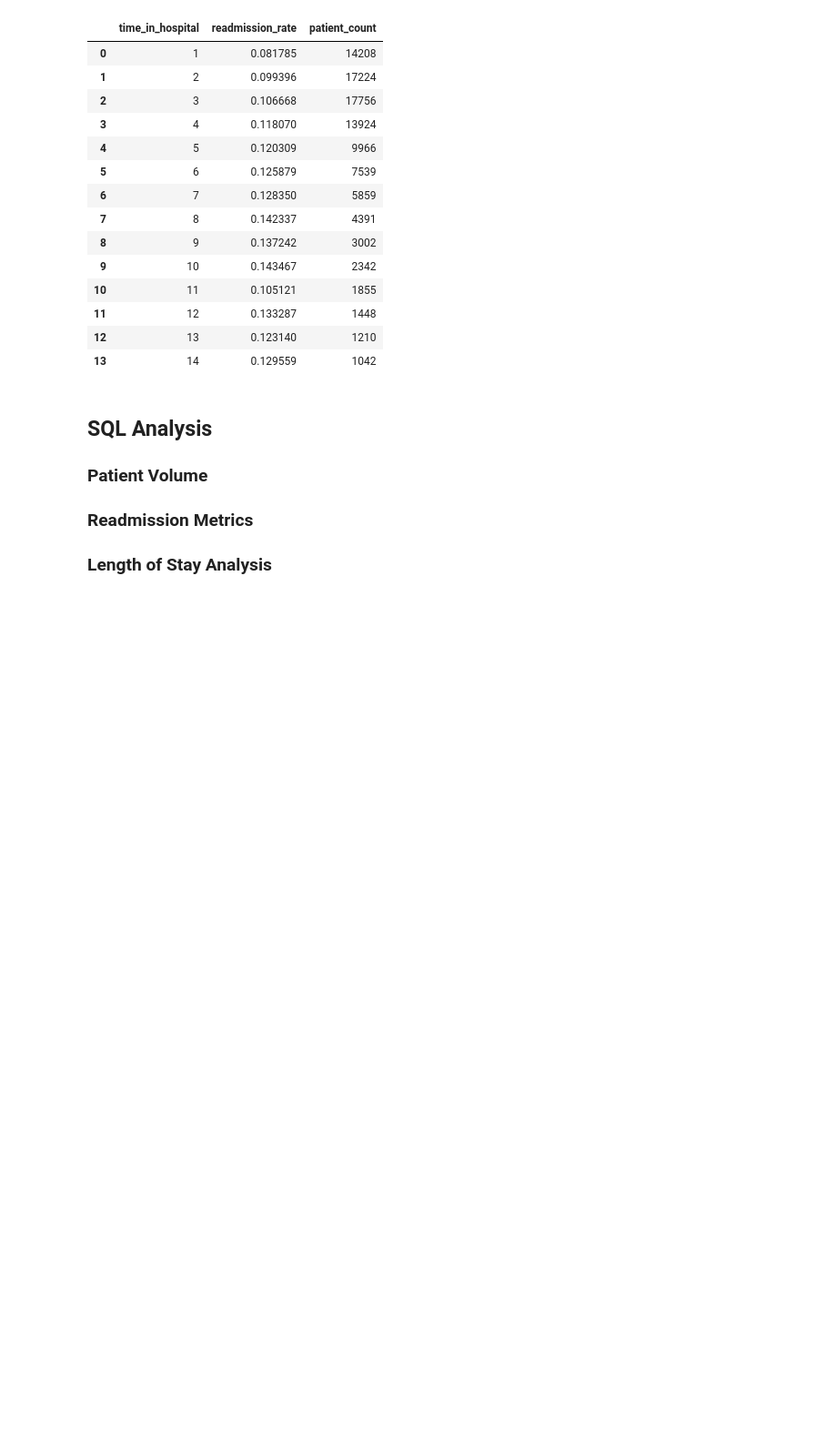
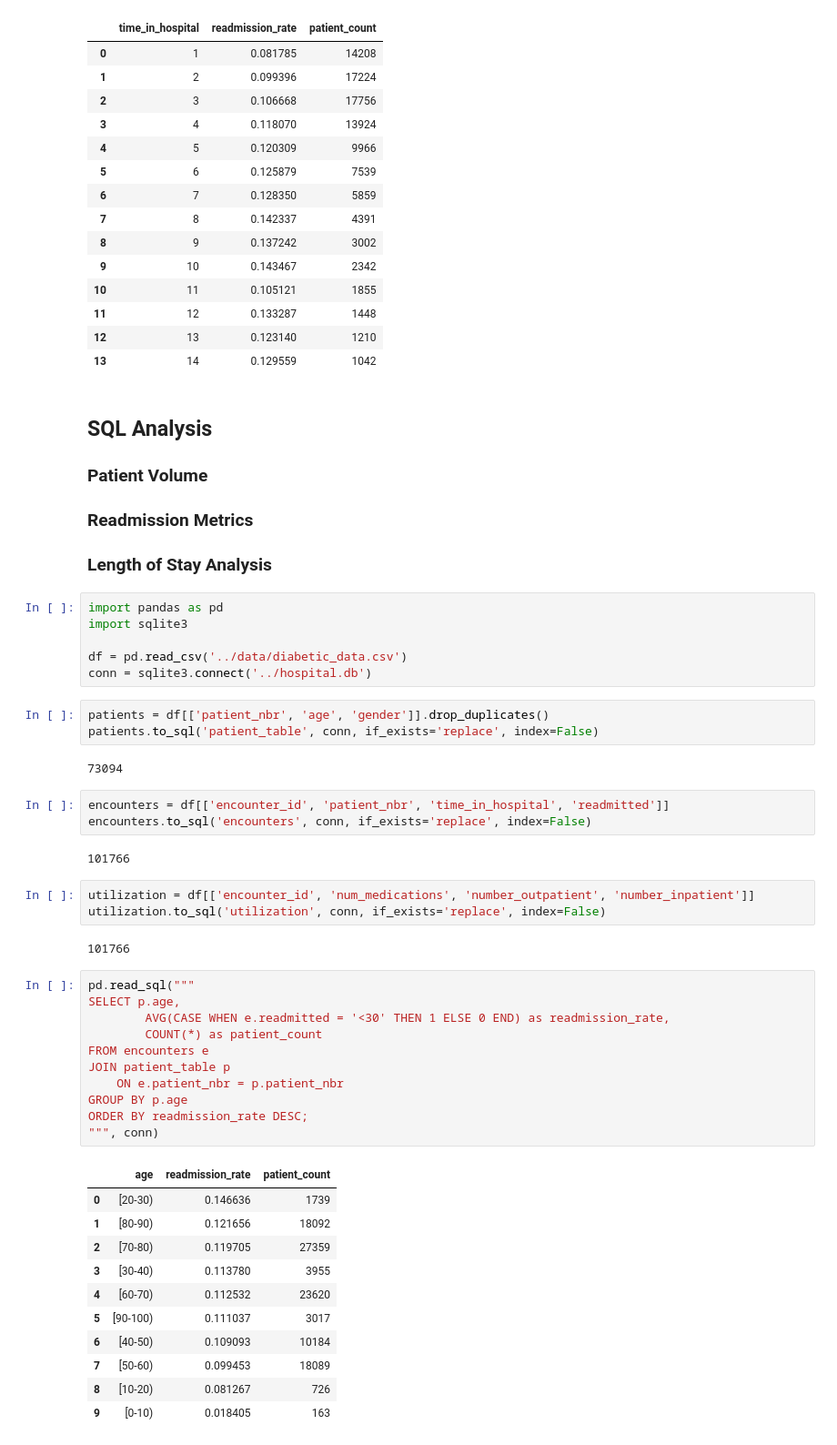
Before and after one commit to brakonsc/patient-readmission-risk-predictor, a Jupyter notebook: notebooks/02_sql_analysis.ipynb, the cells around one changed output. Shown at 91% size. Cells and saved outputs as stored; diff of their text form; blank space fills up the shorter version.

```diff
--- a/notebooks/02_sql_analysis.ipynb
+++ b/notebooks/02_sql_analysis.ipynb
@@ -109,3 +109,47 @@ ORDER BY time_in_hospital;
 ### Patient Volume
 ### Readmission Metrics
 ### Length of Stay Analysis
+# %%
+import pandas as pd
+import sqlite3
+
+df = pd.read_csv('../data/diabetic_data.csv')
+conn = sqlite3.connect('../hospital.db')
+# %%
+patients = df[['patient_nbr', 'age', 'gender']].drop_duplicates()
+patients.to_sql('patient_table', conn, if_exists='replace', index=False)
+# %% [output]
+73094
+# %%
+encounters = df[['encounter_id', 'patient_nbr', 'time_in_hospital', 'readmitted']]
+encounters.to_sql('encounters', conn, if_exists='replace', index=False)
+# %% [output]
+101766
+# %%
+utilization = df[['encounter_id', 'num_medications', 'number_outpatient', 'number_inpatient']]
+utilization.to_sql('utilization', conn, if_exists='replace', index=False)
+# %% [output]
+101766
+# %%
+pd.read_sql("""
+SELECT p.age,
+        AVG(CASE WHEN e.readmitted = '<30' THEN 1 ELSE 0 END) as readmission_rate,
+        COUNT(*) as patient_count
+FROM encounters e
+JOIN patient_table p
+    ON e.patient_nbr = p.patient_nbr
+GROUP BY p.age
+ORDER BY readmission_rate DESC;
+""", conn)
+# %% [output]
+|  | age | readmission_rate | patient_count |
+| 0 | [20-30) | 0.146636 | 1739 |
+| 1 | [80-90) | 0.121656 | 18092 |
+| 2 | [70-80) | 0.119705 | 27359 |
+| 3 | [30-40) | 0.113780 | 3955 |
+| 4 | [60-70) | 0.112532 | 23620 |
+| 5 | [90-100) | 0.111037 | 3017 |
+| 6 | [40-50) | 0.109093 | 10184 |
+| 7 | [50-60) | 0.099453 | 18089 |
+| 8 | [10-20) | 0.081267 | 726 |
+| 9 | [0-10) | 0.018405 | 163 |
```
Also changed, not shown: parts of 4 cells of this notebook, 1 other file.
